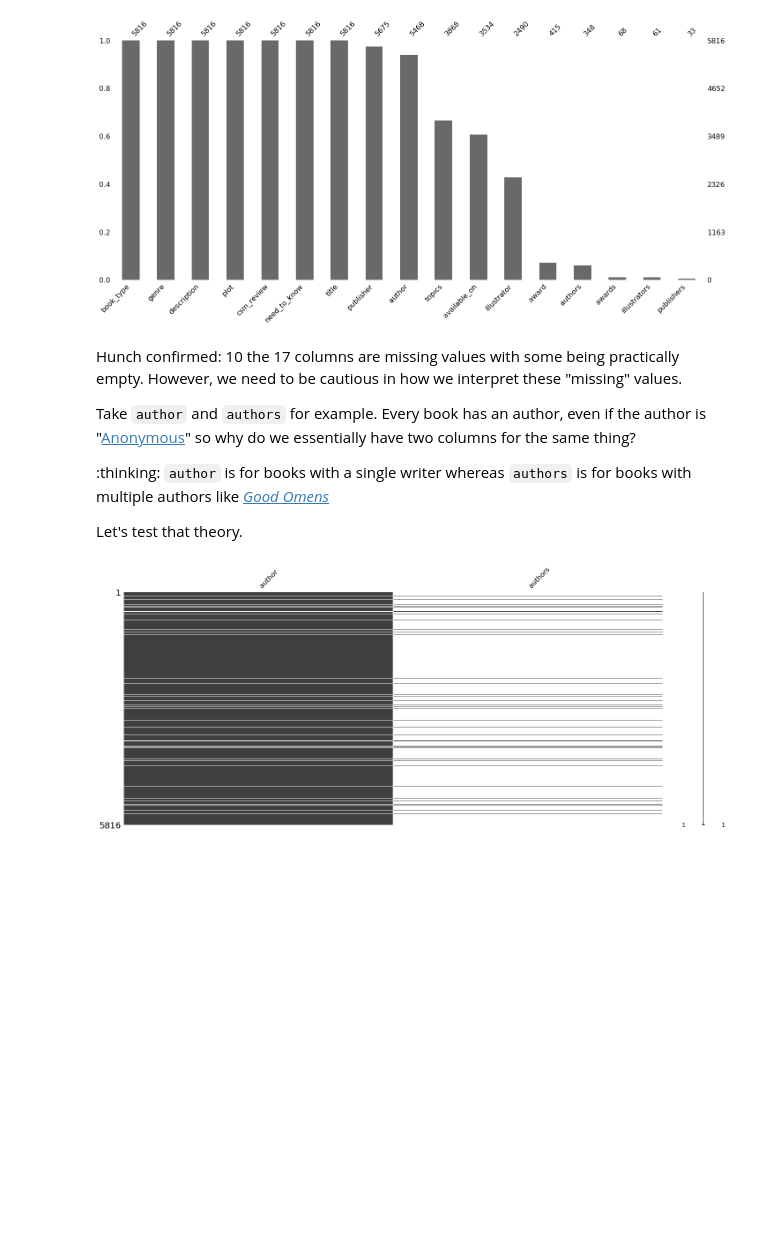
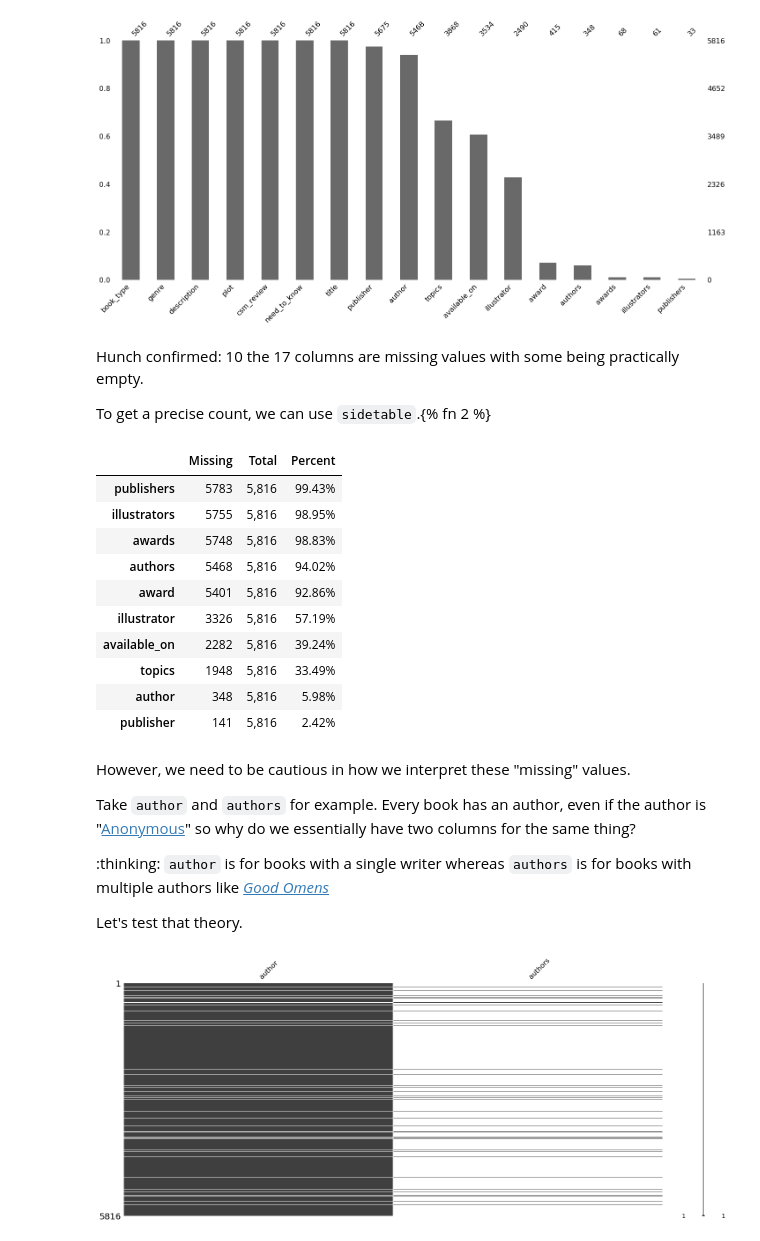
Before and after one commit to educatorsRlearners/an-a-z-of-machine-learning, a Jupyter notebook: _notebooks/2020-06-22-e-is-for-eda.ipynb, the cells around one changed output. Cells and saved outputs as stored; diff of their text form; code cells hidden in the pictures; blank space fills up the shorter version.

Commit message:
Updated e is for eda text

```diff
--- a/_notebooks/2020-06-22-e-is-for-eda.ipynb
+++ b/_notebooks/2020-06-22-e-is-for-eda.ipynb
@@ -214,8 +214,28 @@ msno.bar(df_text,
          sort='descending');
 # %% [output]
 [figure]
+# %% [markdown]
+Hunch confirmed: 10 the 17 columns are missing values with some being practically empty.
+
+To get a precise count, we can use `sidetable`.{% fn 2 %}
+# %%
+import sidetable
+
+df_text.stb.missing(clip_0=True, style=True)
+# %% [output]
+|  | Missing | Total | Percent |
+| publishers | 5783 | 5,816 | 99.43% |
+| illustrators | 5755 | 5,816 | 98.95% |
+| awards | 5748 | 5,816 | 98.83% |
+| authors | 5468 | 5,816 | 94.02% |
+| award | 5401 | 5,816 | 92.86% |
+| illustrator | 3326 | 5,816 | 57.19% |
+| available_on | 2282 | 5,816 | 39.24% |
+| topics | 1948 | 5,816 | 33.49% |
+| author | 348 | 5,816 | 5.98% |
+| publisher | 141 | 5,816 | 2.42% |
 # %% [markdown]
-Hunch confirmed: 10 the 17 columns are missing values with some being practically empty. However, we need to be cautious in how we interpret these "missing" values.
+However, we need to be cautious in how we interpret these "missing" values.
 
 Take `author` and `authors` for example. Every book has an author, even if the author is "[Anonymous](https://bookshop.org/a/9791/9781538718469)" so why do we essentially have two columns for the same thing?
 
```
Also changed, not shown: parts of 1 cell of this notebook.
